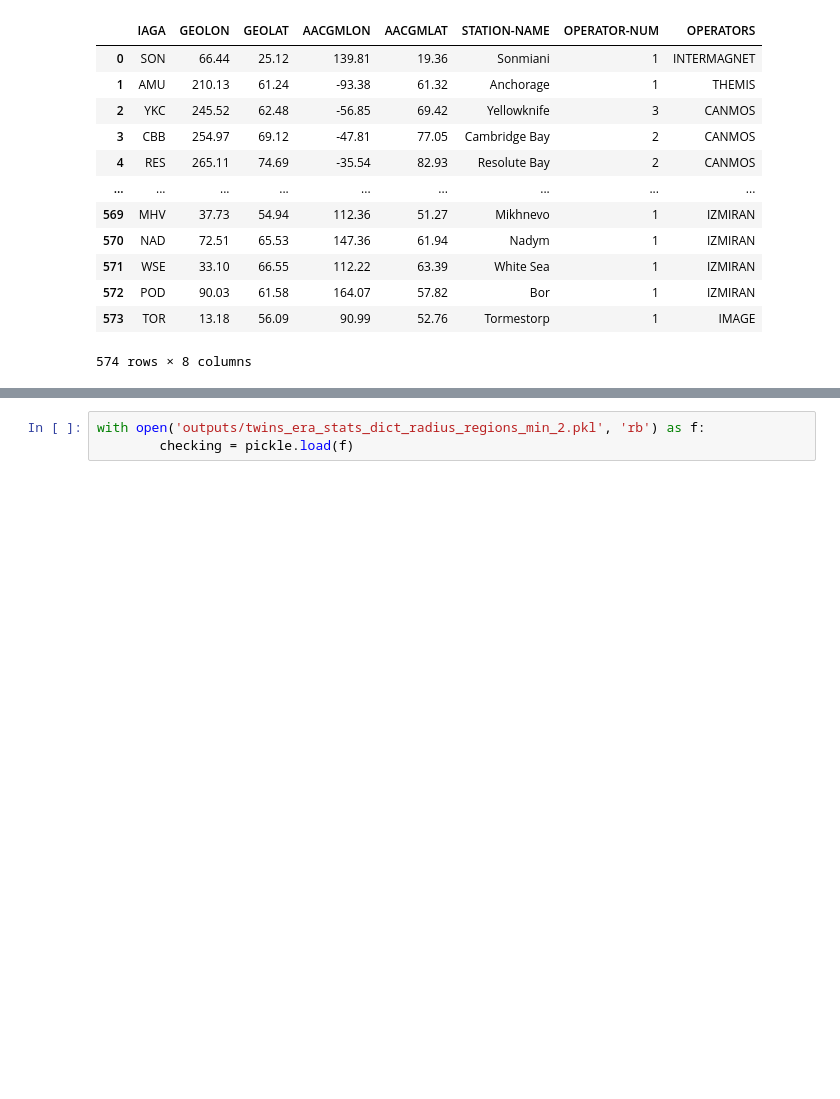
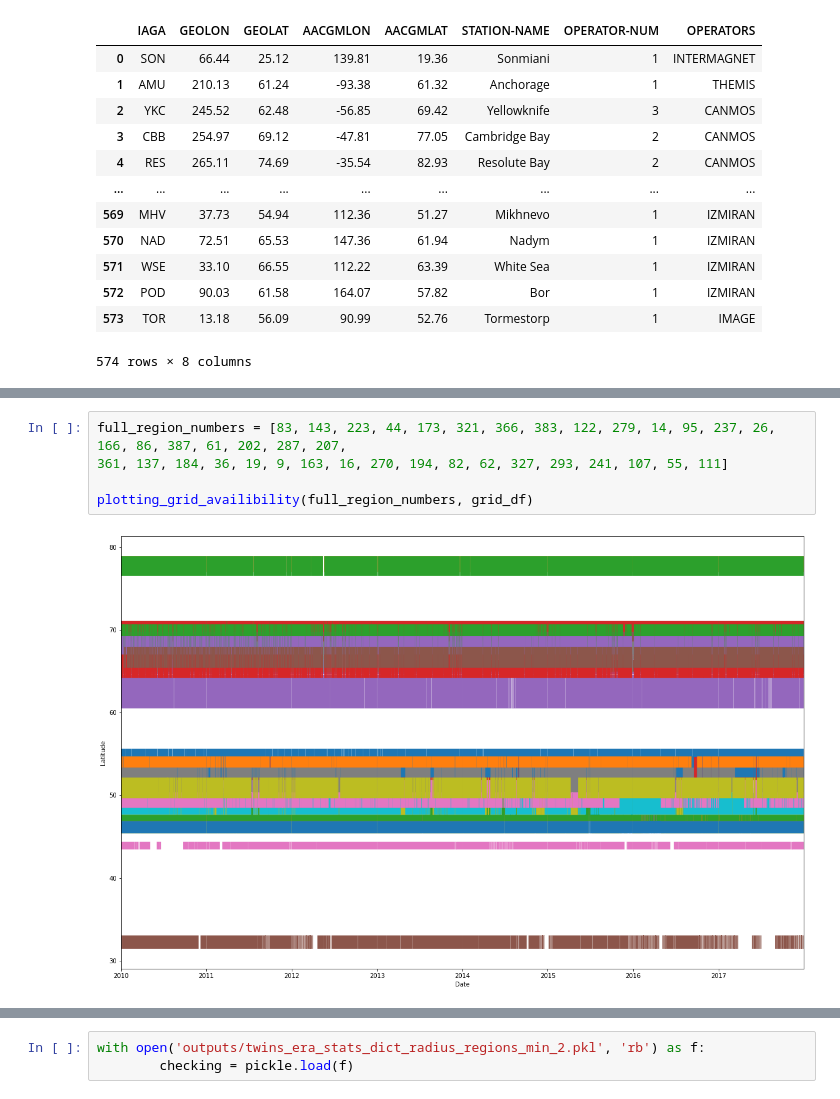
Before and after one commit to mikecoughlan/identifying_regions, a Jupyter notebook: choosng_regions.ipynb, the cells around one changed output, grey strips where cells are left out. Saved outputs shown, nothing was run; the diff lists cells and outputs as text; blank space fills up the shorter version.

```diff
--- a/choosng_regions.ipynb
+++ b/choosng_regions.ipynb
@@ -176,0 +171,7 @@ Date_UTC
+# %%
+full_region_numbers = [83, 143, 223, 44, 173, 321, 366, 383, 122, 279, 14, 95, 237, 26, 166, 86, 387, 61, 202, 287, 207,
+361, 137, 184, 36, 19, 9, 163, 16, 270, 194, 82, 62, 327, 293, 241, 107, 55, 111]
+
+plotting_grid_availibility(full_region_numbers, grid_df)
+# %% [output]
+[figure, added]
```
Also changed, not shown: parts of 8 cells of this notebook, 1 other file.
